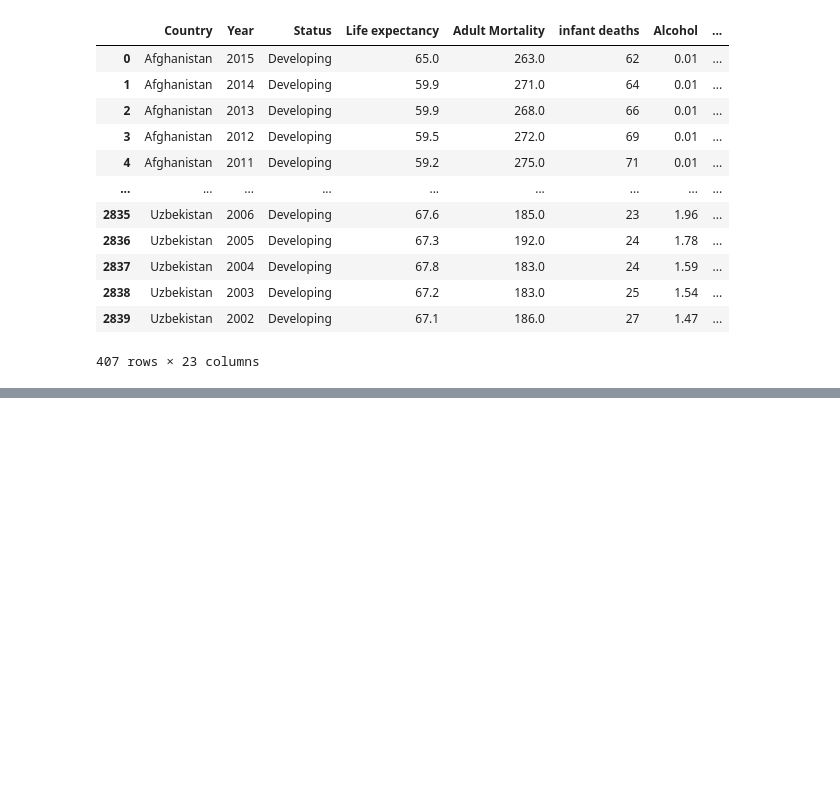
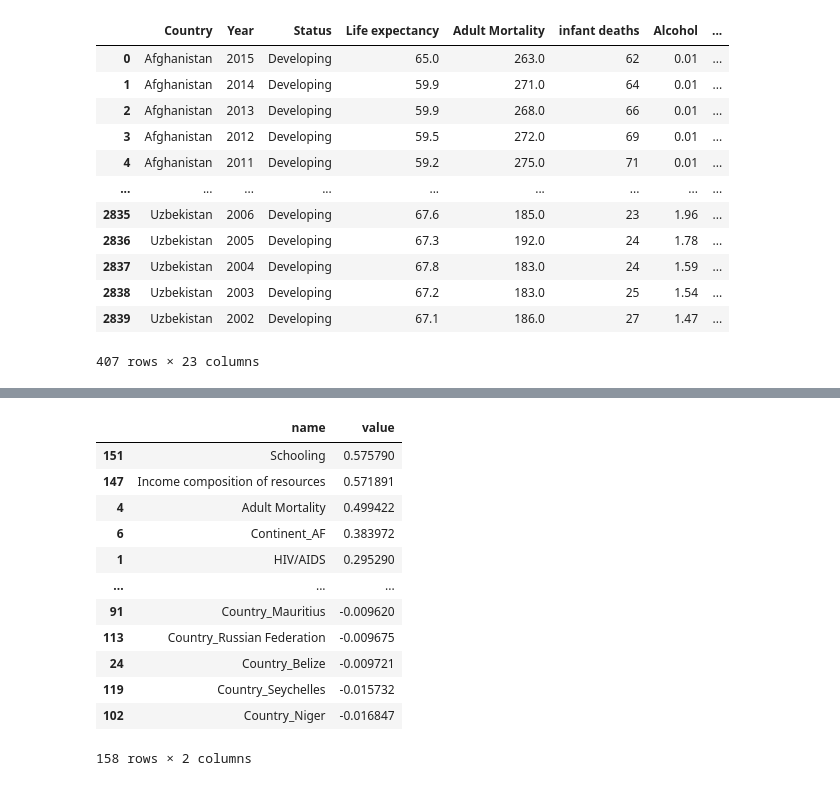
Before and after one commit to Daivar/ML-models-training, a Jupyter notebook: „Life_expectancy_ipynb“.ipynb, the cells around one changed output, grey strips where cells are left out. Drawn from its saved outputs; the diff is of its cells as text; code cells hidden in the pictures; blank space fills up the shorter version.

```diff
--- a/„Life_expectancy_ipynb“.ipynb
+++ b/„Life_expectancy_ipynb“.ipynb
@@ -272,0 +258,39 @@ Objective did not converge. You might want to increase the number of iterations.
+# %%
+from sklearn.model_selection import train_test_split
+from sklearn.linear_model import LinearRegression
+import pandas as pd
+
+life_exp = pd.get_dummies(life_exp)
+life_exp = life_exp.dropna()
+
+target = np.array(life_exp['Life expectancy '])
+# features = life_exp[life_exp.columns.difference(['Life expectancy ', 'Year'])] # - 2 columns
+df = pd.DataFrame(columns=['name', 'value'])
+
+for column in life_exp[life_exp.columns.difference(['Life expectancy ', 'Year', 'Country', 'Status'])]:
+  features = np.array(life_exp[column])
+  x_train, x_test, y_train, y_test = train_test_split(features, target, test_size=0.2)
+
+  lr = LinearRegression()
+
+  lr.fit(x_train.reshape(-1, 1), y_train)
+
+  lr_confidence = lr.score(x_test.reshape(-1, 1), y_test)
+  # print("Column: ", column, lr_confidence)
+  df = df.append({'name': column, 'value': lr_confidence}, ignore_index=True)
+
+df.sort_values(['value'], ascending=False).groupby('value').head()
+# %% [output]
+|  | name | value |
+| 151 | Schooling | 0.575790 |
+| 147 | Income composition of resources | 0.571891 |
+| 4 | Adult Mortality | 0.499422 |
+| 6 | Continent_AF | 0.383972 |
+| 1 | HIV/AIDS | 0.295290 |
+| ... | ... | ... |
+| 91 | Country_Mauritius | -0.009620 |
+| 113 | Country_Russian Federation | -0.009675 |
+| 24 | Country_Belize | -0.009721 |
+| 119 | Country_Seychelles | -0.015732 |
+| 102 | Country_Niger | -0.016847 |
+158 rows × 2 columns
```
Also changed, not shown: parts of 15 cells of this notebook.
